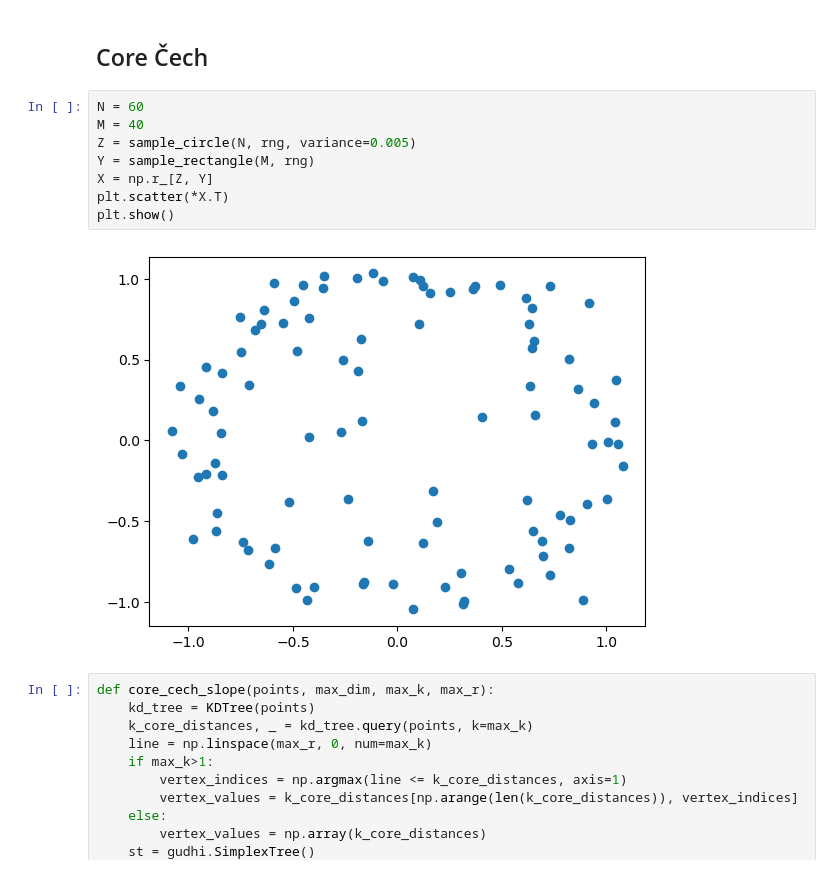
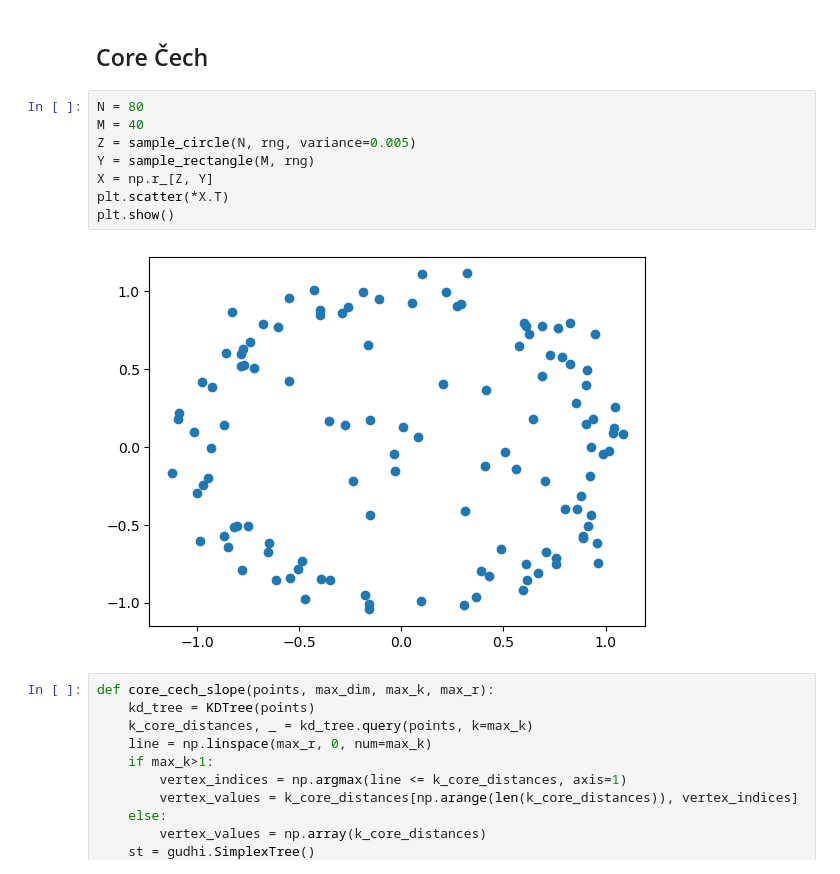
Before and after one commit to odinhg/core, a Jupyter notebook: 03_decreasing_k.ipynb, the cells around one changed output. Saved outputs shown, nothing was run; the diff lists cells and outputs as text.

```diff
--- a/03_decreasing_k.ipynb
+++ b/03_decreasing_k.ipynb
@@ -20,15 +20,15 @@ rng = np.random.default_rng(seed=0)
 # %% [markdown]
 ## Core Čech
 # %%
-N = 60
+N = 80
 M = 40
 Z = sample_circle(N, rng, variance=0.005)
 Y = sample_rectangle(M, rng)
 X = np.r_[Z, Y]
 plt.scatter(*X.T)
 plt.show()
 # %% [output]
-[figure, old version]
+[figure, new version]
 # %%
 def core_cech_slope(points, max_dim, max_k, max_r):
     kd_tree = KDTree(points)
```
Also changed, not shown: parts of 3 cells of this notebook, 5 other files.
